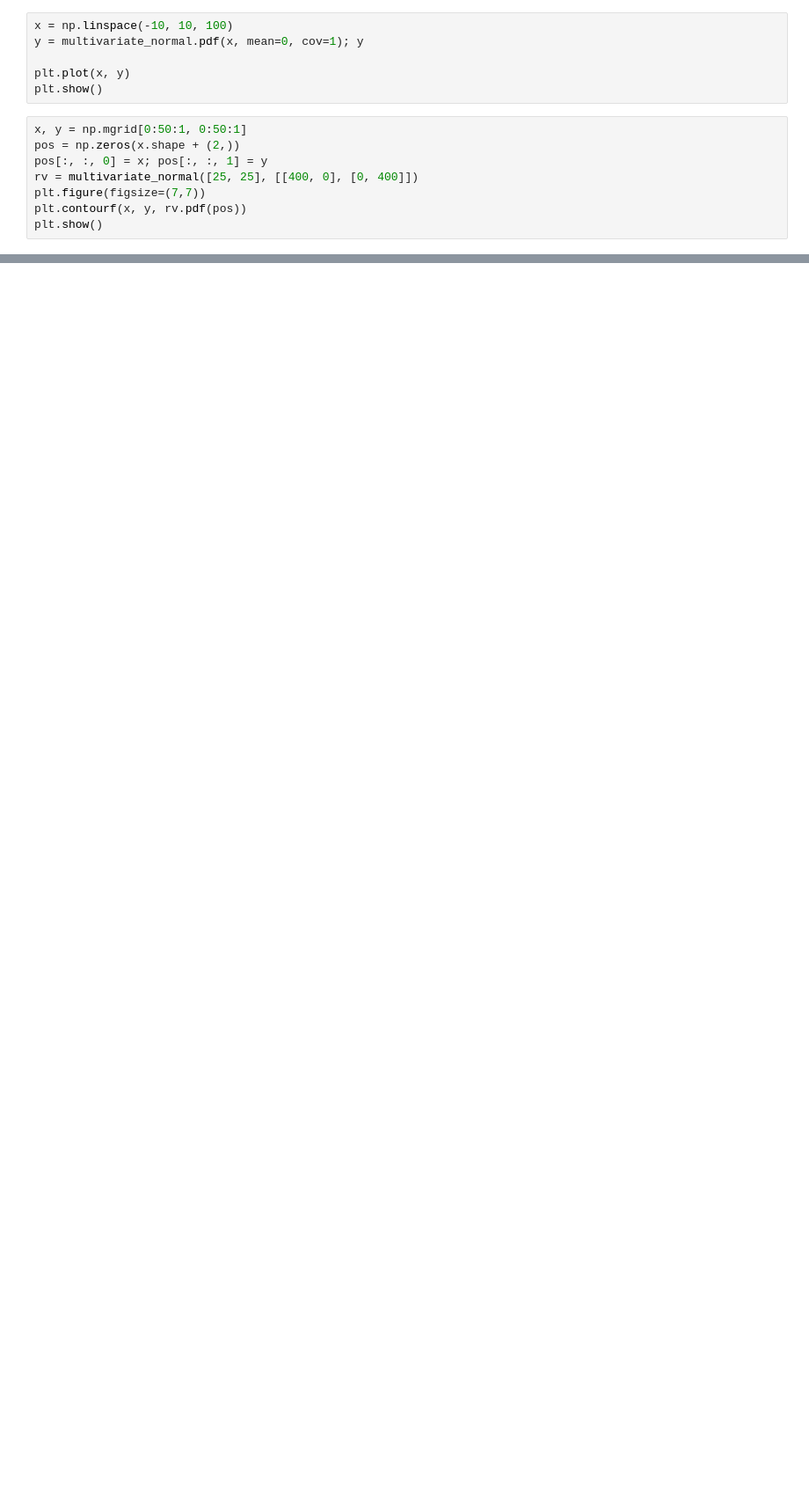
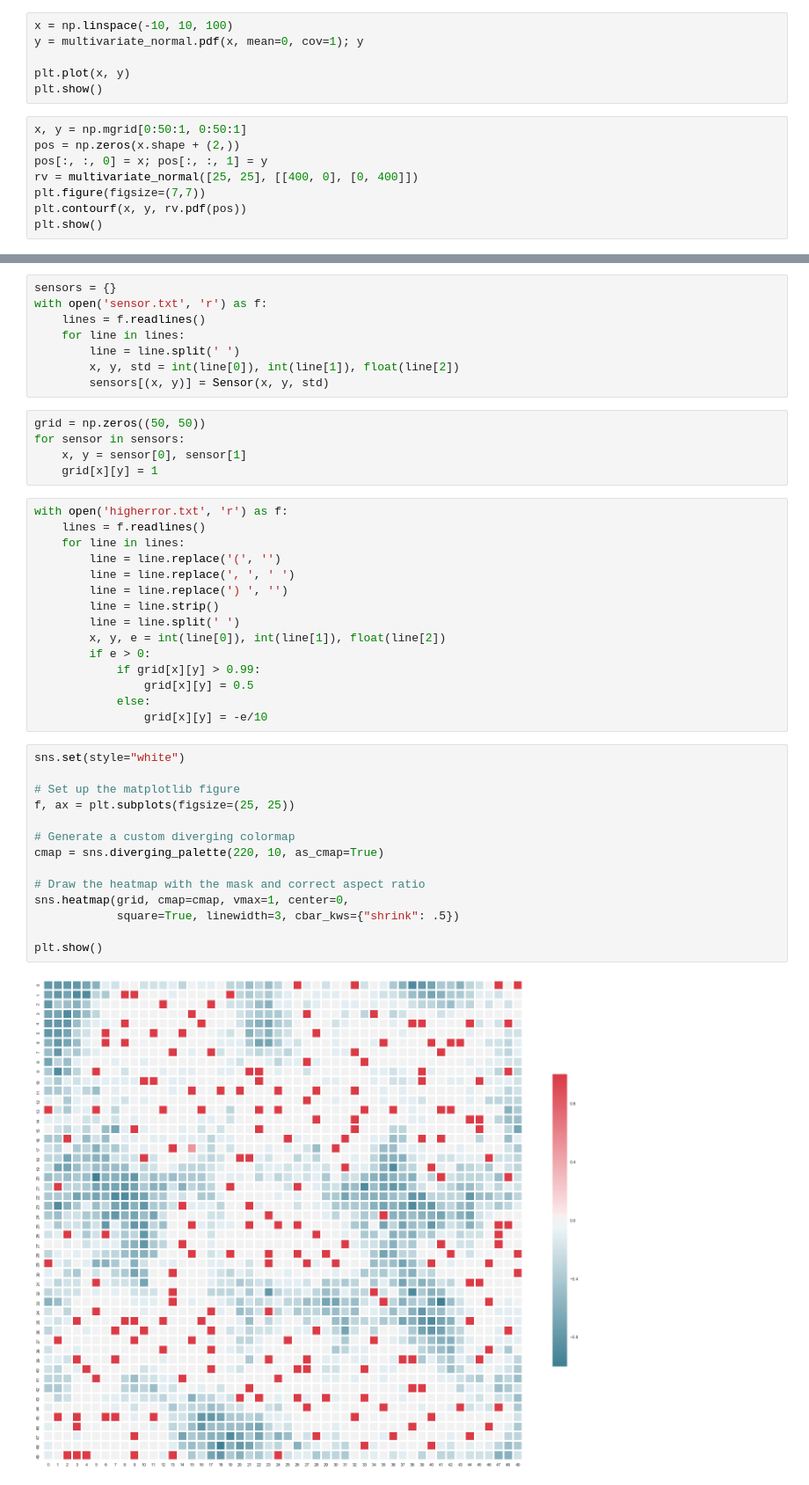
Before and after one commit to Wings-Lab/SelectSensor, a Jupyter notebook: testing.ipynb, the cells around one changed output, grey strips where cells are left out. Shown at 88% size. Drawn from its saved outputs; the diff is of its cells as text; blank space fills up the shorter version.

Commit message:
visualize sensors

```diff
--- a/testing.ipynb
+++ b/testing.ipynb
@@ -52,0 +52,44 @@ rv.pdf(pos).max()
+# %%
+sensors = {}
+with open('sensor.txt', 'r') as f:
+    lines = f.readlines()
+    for line in lines:
+        line = line.split(' ')
+        x, y, std = int(line[0]), int(line[1]), float(line[2])
+        sensors[(x, y)] = Sensor(x, y, std)
+# %%
+grid = np.zeros((50, 50))
+for sensor in sensors:
+    x, y = sensor[0], sensor[1]
+    grid[x][y] = 1
+# %%
+with open('higherror.txt', 'r') as f:
+    lines = f.readlines()
+    for line in lines:
+        line = line.replace('(', '')
+        line = line.replace(', ', ' ')
+        line = line.replace(') ', '')
+        line = line.strip()
+        line = line.split(' ')
+        x, y, e = int(line[0]), int(line[1]), float(line[2])
+        if e > 0:
+            if grid[x][y] > 0.99:
+                grid[x][y] = 0.5
+            else:
+                grid[x][y] = -e/10
+# %%
+sns.set(style="white")
+
+# Set up the matplotlib figure
+f, ax = plt.subplots(figsize=(25, 25))
+
+# Generate a custom diverging colormap
+cmap = sns.diverging_palette(220, 10, as_cmap=True)
+
+# Draw the heatmap with the mask and correct aspect ratio
+sns.heatmap(grid, cmap=cmap, vmax=1, center=0,
+            square=True, linewidth=3, cbar_kws={"shrink": .5})
+
+plt.show()
+# %% [output]
+[figure, added]
```
Also changed, not shown: parts of 2 cells of this notebook, 1 other file.
